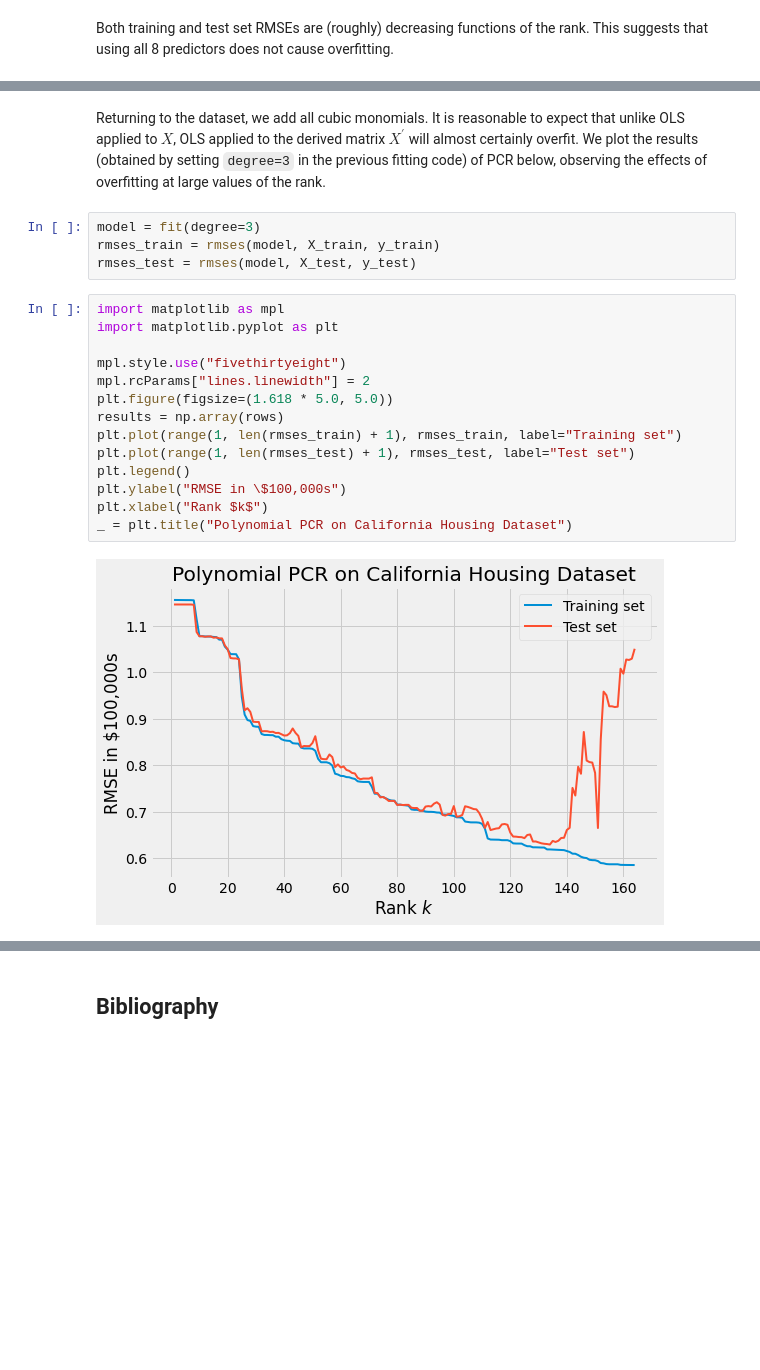
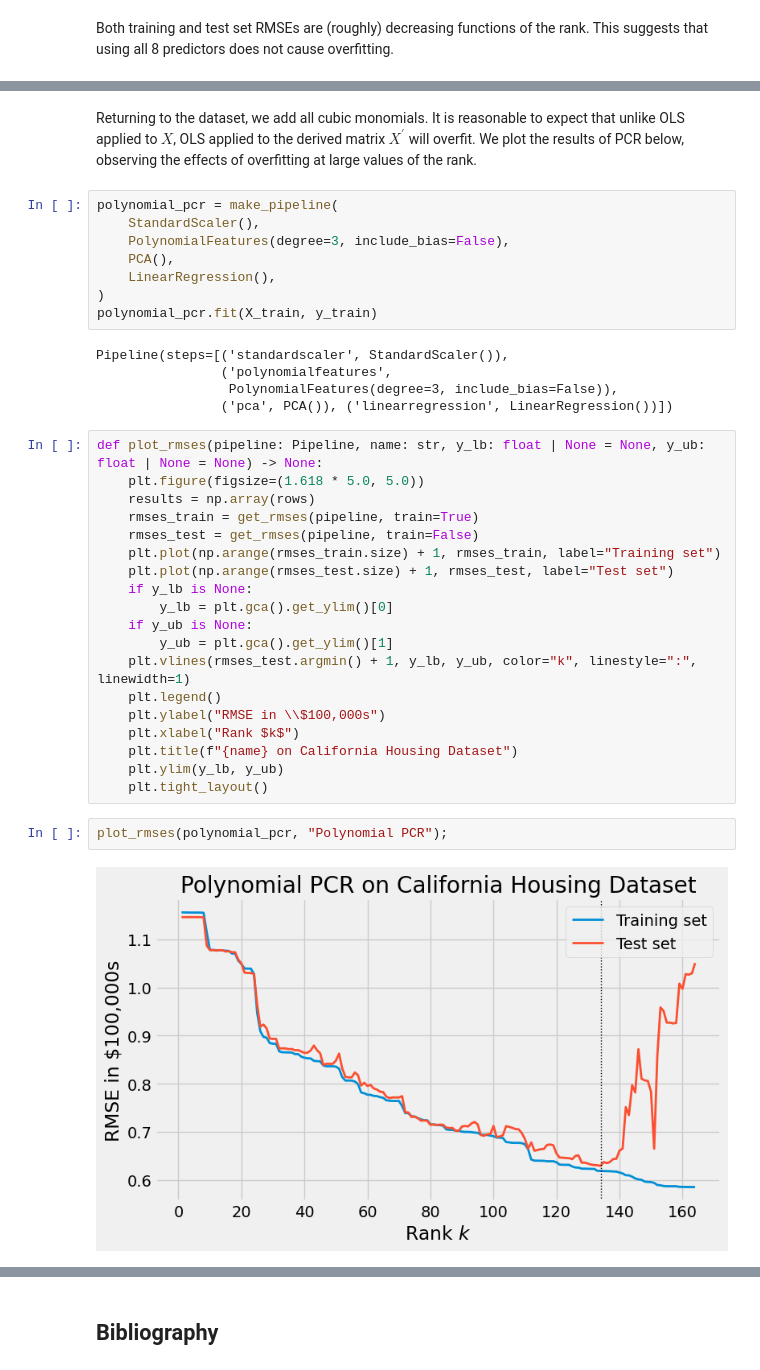
Before and after one commit to parsiad/parsiad.github.io, a Jupyter notebook: src/2019-12-25-principal_component_analysis_part_two.ipynb, the cells around one changed output, grey strips where cells are left out. Cells and saved outputs as stored; diff of their text form; blank space fills up the shorter version.

```diff
--- a/src/2019-12-25-principal_component_analysis_part_two.ipynb
+++ b/src/2019-12-25-principal_component_analysis_part_two.ipynb
@@ -197,24 +165,40 @@ Note that derived predictors need not be quadratic, or even monomials; any funct
 # %% [markdown]
 Returning to the dataset, we add all cubic monomials.
-It is reasonable to expect that unlike OLS applied to $X$, OLS applied to the derived matrix $X^\prime$ will almost certainly overfit.
-We plot the results (obtained by setting `degree=3` in the previous fitting code) of PCR below, observing the effects of overfitting at large values of the rank.
+It is reasonable to expect that unlike OLS applied to $X$, OLS applied to the derived matrix $X^\prime$ will overfit.
+We plot the results of PCR below, observing the effects of overfitting at large values of the rank.
-# %%
-model = fit(degree=3)
-rmses_train = rmses(model, X_train, y_train)
-rmses_test = rmses(model, X_test, y_test)
+# %%
+polynomial_pcr = make_pipeline(
+    StandardScaler(),
+    PolynomialFeatures(degree=3, include_bias=False),
+    PCA(),
+    LinearRegression(),
+)
+polynomial_pcr.fit(X_train, y_train)
+# %% [output]
+Pipeline(steps=[('standardscaler', StandardScaler()),
+                ('polynomialfeatures',
+                 PolynomialFeatures(degree=3, include_bias=False)),
+                ('pca', PCA()), ('linearregression', LinearRegression())])
 # %%
-import matplotlib as mpl
-import matplotlib.pyplot as plt
-
-mpl.style.use("fivethirtyeight")
-mpl.rcParams["lines.linewidth"] = 2
-plt.figure(figsize=(1.618 * 5.0, 5.0))
-results = np.array(rows)
-plt.plot(range(1, len(rmses_train) + 1), rmses_train, label="Training set")
-plt.plot(range(1, len(rmses_test) + 1), rmses_test, label="Test set")
-plt.legend()
-plt.ylabel("RMSE in \$100,000s")
-plt.xlabel("Rank $k$")
-_ = plt.title("Polynomial PCR on California Housing Dataset")
+def plot_rmses(pipeline: Pipeline, name: str, y_lb: float | None = None, y_ub: float | None = None) -> None:
+    plt.figure(figsize=(1.618 * 5.0, 5.0))
+    results = np.array(rows)
+    rmses_train = get_rmses(pipeline, train=True)
+    rmses_test = get_rmses(pipeline, train=False)
+    plt.plot(np.arange(rmses_train.size) + 1, rmses_train, label="Training set")
+    plt.plot(np.arange(rmses_test.size) + 1, rmses_test, label="Test set")
+    if y_lb is None:
+        y_lb = plt.gca().get_ylim()[0]
+    if y_ub is None:
+        y_ub = plt.gca().get_ylim()[1]
+    plt.vlines(rmses_test.argmin() + 1, y_lb, y_ub, color="k", linestyle=":", linewidth=1)
+    plt.legend()
+    plt.ylabel("RMSE in \\$100,000s")
+    plt.xlabel("Rank $k$")
+    plt.title(f"{name} on California Housing Dataset")
+    plt.ylim(y_lb, y_ub)
+    plt.tight_layout()
-# %% [output]
-[figure, removed]
+# %%
+plot_rmses(polynomial_pcr, "Polynomial PCR");
+# %% [output]
+[figure, added]
```
Also changed, not shown: parts of 19 cells of this notebook, 4 other files.
